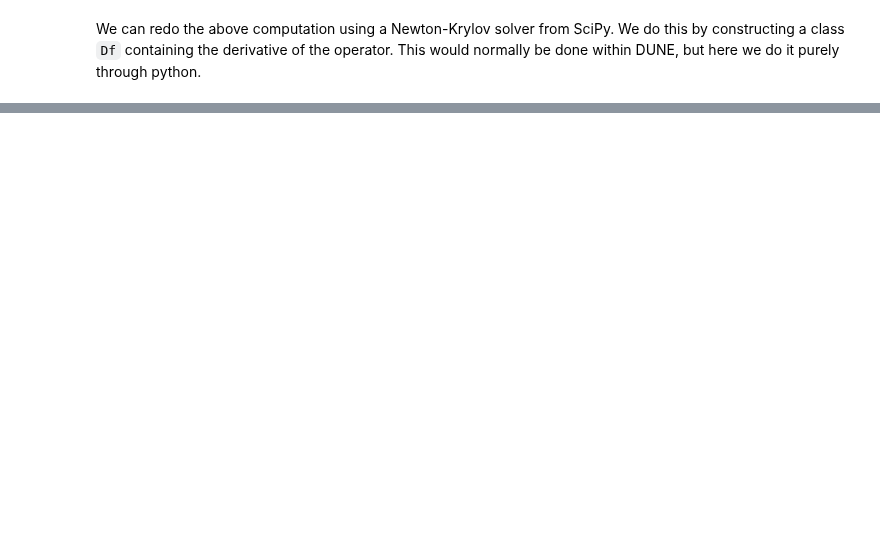
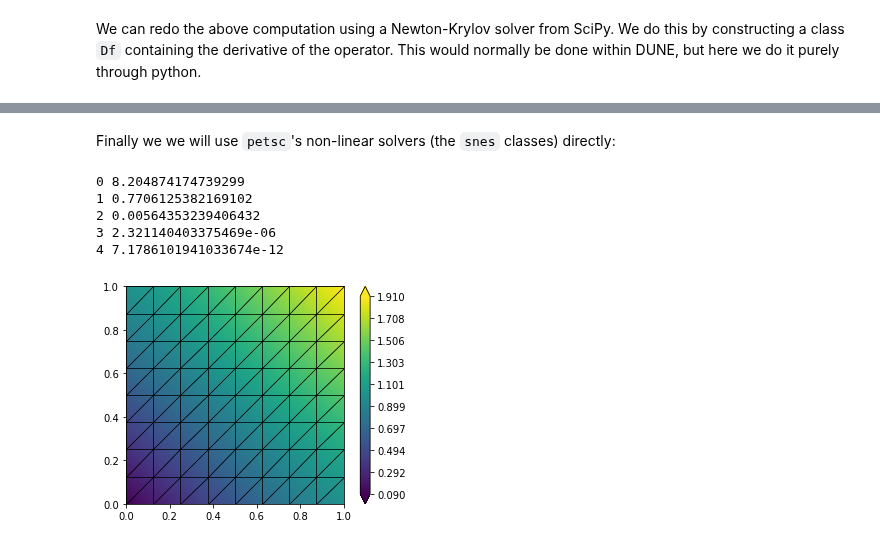
Before and after one commit to adedner/dune-fempy, a Jupyter notebook: laplace-la.ipynb, the cells around one changed output, grey strips where cells are left out. Saved outputs shown, nothing was run; the diff lists cells and outputs as text; code cells hidden in the pictures; blank space fills up the shorter version.

```diff
--- a/laplace-la.ipynb
+++ b/laplace-la.ipynb
@@ -118,0 +186,32 @@ plot(uh)
+# %% [markdown]
+Finally we we will use `petsc`'s non-linear solvers (the `snes` classes) directly:
+# %%
+if petsc4py:
+    uh.clear()
+    def f(snes, X, F):
+        inDF = spc.petscFunction(X)
+        outDF = spc.petscFunction(F)
+        scheme(inDF,outDF)
+    def Df(snes, x, m, b):
+        inDF = spc.petscFunction(x)
+        matrix = scheme.assemble(inDF)
+        m.createAIJ(matrix.size, csr=matrix.getValuesCSR())
+        b.createAIJ(matrix.size, csr=matrix.getValuesCSR())
+        return PETSc. Mat. Structure.SAME_NONZERO_PATTERN
+
+    snes = PETSc.SNES().create()
+    snes.setMonitor(lambda snes,i,r:print(i,r,flush=True))
+    snes.setFunction(f, res_coeff)
+    # snes.setUseMF(True)
+    snes.setJacobian(Df,matrix,matrix)
+    snes.getKSP().setType("cg")
+    snes.setFromOptions()
+    snes.solve(None, sol_coeff)
+    plot(uh)
+# %% [output]
+0 8.204874174739299
+1 0.7706125382169102
+2 0.00564353239406432
+3 2.321140403375469e-06
+4 7.1786101941033674e-12
+[figure, added]
```
Also changed, not shown: parts of 7 cells of this notebook, 1 other file.
